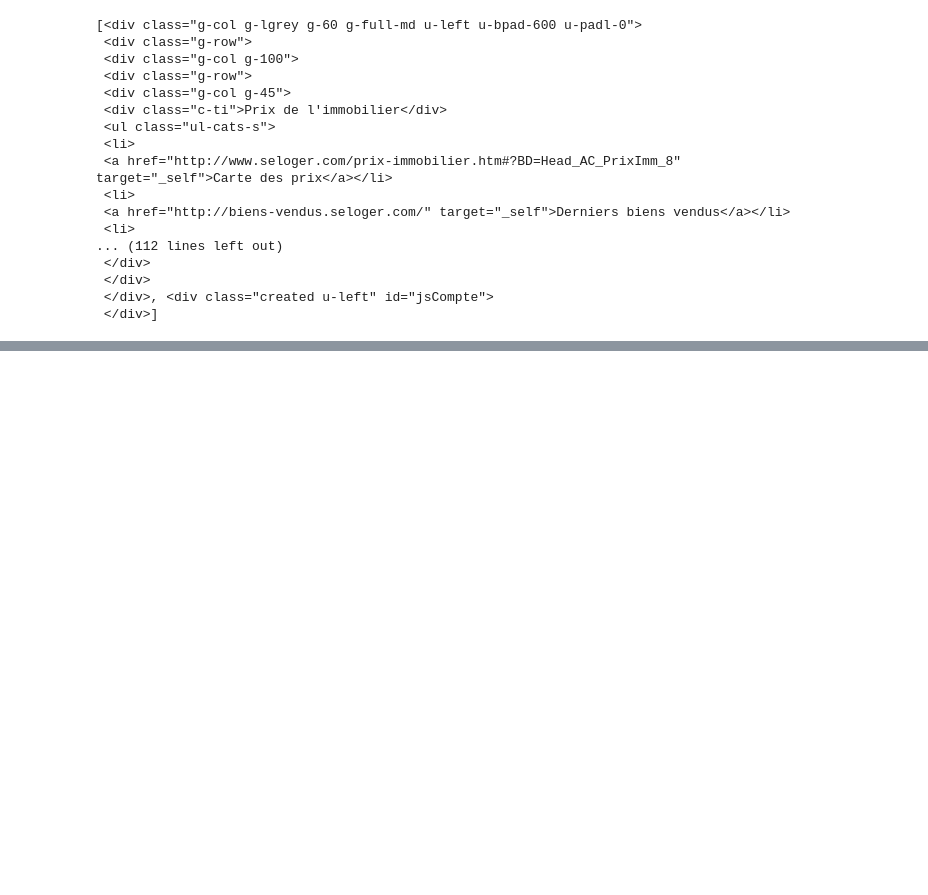
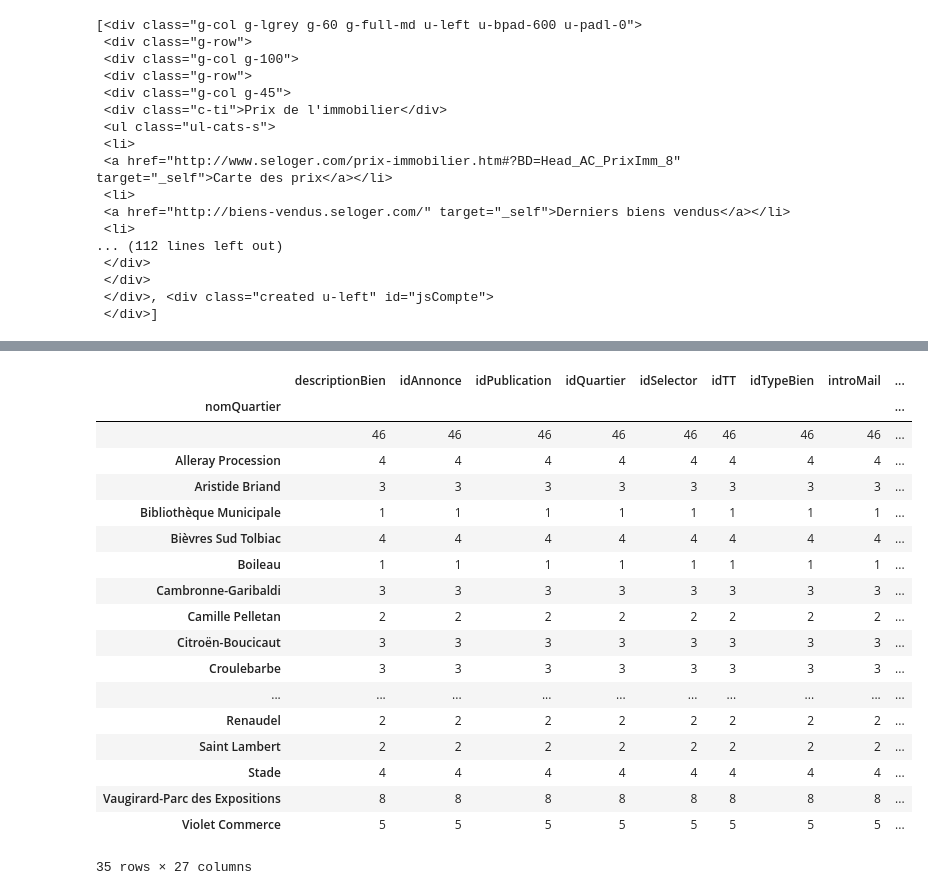
Before and after one commit to flothesof/appartment_search, a Jupyter notebook: 20170915_seloger.ipynb, the cells around one changed output, grey strips where cells are left out. Saved outputs shown, nothing was run; the diff lists cells and outputs as text; code cells hidden in the pictures; blank space fills up the shorter version.

Commit message:
updated exploration notebook

```diff
--- a/20170915_seloger.ipynb
+++ b/20170915_seloger.ipynb
@@ -327,0 +503,4 @@ soup.find_all('div', class_='u-left')
+# %%
+pattern_keys = "ConfigDetail, '(.+)', {"
+
+re.findall(pattern_keys, script)
@@ -327,0 +547,7 @@ soup.find_all('div', class_='u-left')
+# %%
+def extract_data_from_url(url):
+    """Returns seloger data from its URL."""
+    r = s.get(url, headers=headers)
+    soup = BeautifulSoup(r.text, 'html.parser')
+    script = soup.find_all("script")[5].text
+    return dict(zip(re.findall(pattern_keys, script), re.findall(pattern_values, script)))
@@ -327,0 +580,6 @@ soup.find_all('div', class_='u-left')
+# %%
+collected_data = []
+for link in tqdm.tqdm_notebook(df.link):
+    collected_data.append(extract_data_from_url(link))
+# %%
+detailed = pd.DataFrame(collected_data)
@@ -327,0 +620,22 @@ soup.find_all('div', class_='u-left')
+# %%
+detailed.groupby(by='nomQuartier').count()
+# %% [output]
+|  | descriptionBien | idAnnonce | idPublication | idQuartier | idSelector | idTT | idTypeBien | introMail | ... |
+| nomQuartier |  |  |  |  |  |  |  |  | ... |
+|  | 46 | 46 | 46 | 46 | 46 | 46 | 46 | 46 | ... |
+| Alleray Procession | 4 | 4 | 4 | 4 | 4 | 4 | 4 | 4 | ... |
+| Aristide Briand | 3 | 3 | 3 | 3 | 3 | 3 | 3 | 3 | ... |
+| Bibliothèque Municipale | 1 | 1 | 1 | 1 | 1 | 1 | 1 | 1 | ... |
+| Bièvres Sud Tolbiac | 4 | 4 | 4 | 4 | 4 | 4 | 4 | 4 | ... |
+| Boileau | 1 | 1 | 1 | 1 | 1 | 1 | 1 | 1 | ... |
+| Cambronne-Garibaldi | 3 | 3 | 3 | 3 | 3 | 3 | 3 | 3 | ... |
+| Camille Pelletan | 2 | 2 | 2 | 2 | 2 | 2 | 2 | 2 | ... |
+| Citroën-Boucicaut | 3 | 3 | 3 | 3 | 3 | 3 | 3 | 3 | ... |
+| Croulebarbe | 3 | 3 | 3 | 3 | 3 | 3 | 3 | 3 | ... |
+| ... | ... | ... | ... | ... | ... | ... | ... | ... | ... |
+| Renaudel | 2 | 2 | 2 | 2 | 2 | 2 | 2 | 2 | ... |
+| Saint Lambert | 2 | 2 | 2 | 2 | 2 | 2 | 2 | 2 | ... |
+| Stade | 4 | 4 | 4 | 4 | 4 | 4 | 4 | 4 | ... |
+| Vaugirard-Parc des Expositions | 8 | 8 | 8 | 8 | 8 | 8 | 8 | 8 | ... |
+| Violet Commerce | 5 | 5 | 5 | 5 | 5 | 5 | 5 | 5 | ... |
+35 rows × 27 columns
```
Also changed, not shown: parts of 66 cells of this notebook.
